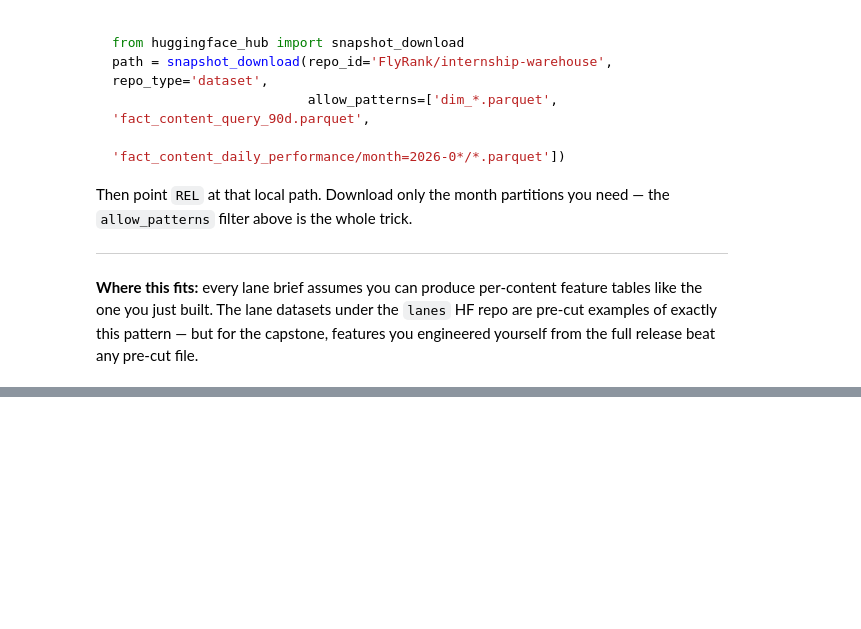
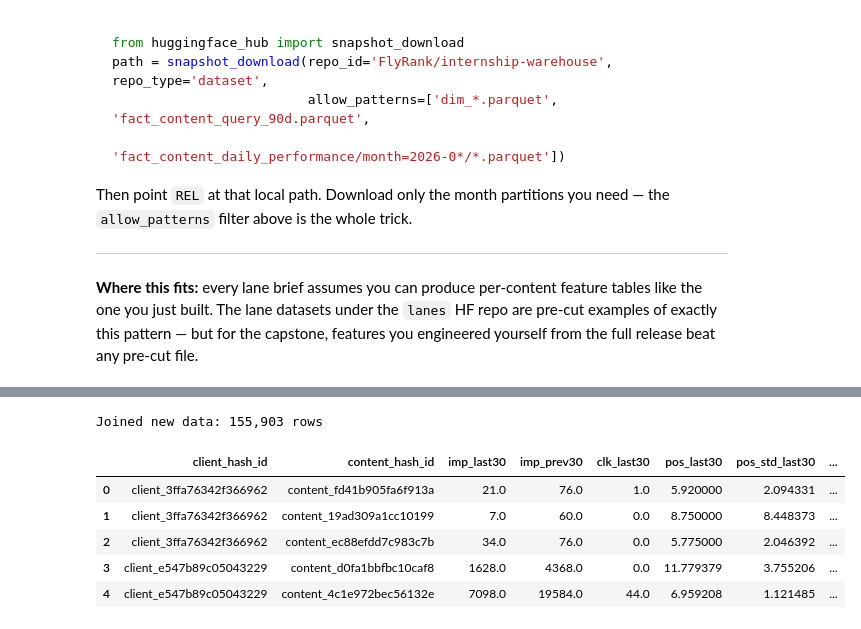
Before and after one commit to KhanBuilds/Rayanflyrank, a Jupyter notebook: notebooks/03_working_with_the_full_release.ipynb, the cells around one changed output, grey strips where cells are left out. Drawn from its saved outputs; the diff is of its cells as text; code cells hidden in the pictures; blank space fills up the shorter version.

```diff
--- a/notebooks/03_working_with_the_full_release.ipynb
+++ b/notebooks/03_working_with_the_full_release.ipynb
@@ -183,0 +267,28 @@ release beat any pre-cut file.
+# %%
+# 2. Merge with query-level signals
+# This cell replaces the functionality of the original query signals cell
+# and merges with the new features_90d DataFrame.
+
+qsignals_new = con.sql(f"""
+    SELECT content_hash_id,
+           ANY_VALUE(content_visible_query_count)     AS visible_queries,
+           ANY_VALUE(rare_impressions_share)          AS rare_share,
+           ANY_VALUE(anonymized_impressions_share)    AS anon_share,
+           MAX(impressions_90d)                       AS top_query_impressions,
+           SUM(impressions_90d)                       AS kept_impressions
+    FROM {TABLES['fact_query_90d']}
+    GROUP BY content_hash_id
+""").df()
+
+qsignals_new['top_query_share'] = qsignals_new['top_query_impressions'] / qsignals_new['kept_impressions']
+data_90d = features_90d.merge(qsignals_new, on='content_hash_id', how='left')
+print(f'Joined new data: {len(data_90d):,} rows')
+display(data_90d.head())
+# %% [output]
+Joined new data: 155,903 rows
+|  | client_hash_id | content_hash_id | imp_last30 | imp_prev30 | clk_last30 | pos_last30 | pos_std_last30 | ... |
+| 0 | client_3ffa76342f366962 | content_fd41b905fa6f913a | 21.0 | 76.0 | 1.0 | 5.920000 | 2.094331 | ... |
+| 1 | client_3ffa76342f366962 | content_19ad309a1cc10199 | 7.0 | 60.0 | 0.0 | 8.750000 | 8.448373 | ... |
+| 2 | client_3ffa76342f366962 | content_ec88efdd7c983c7b | 34.0 | 76.0 | 0.0 | 5.775000 | 2.046392 | ... |
+| 3 | client_e547b89c05043229 | content_d0fa1bbfbc10caf8 | 1628.0 | 4368.0 | 0.0 | 11.779379 | 3.755206 | ... |
+| 4 | client_e547b89c05043229 | content_4c1e972bec56132e | 7098.0 | 19584.0 | 44.0 | 6.959208 | 1.121485 | ... |
```
Also changed, not shown: parts of 9 cells of this notebook.
